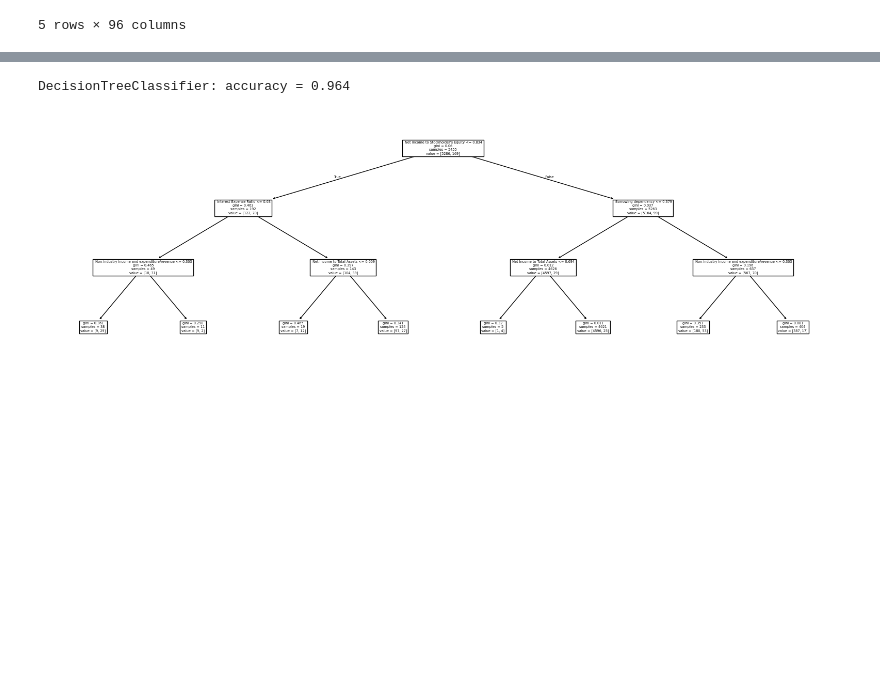
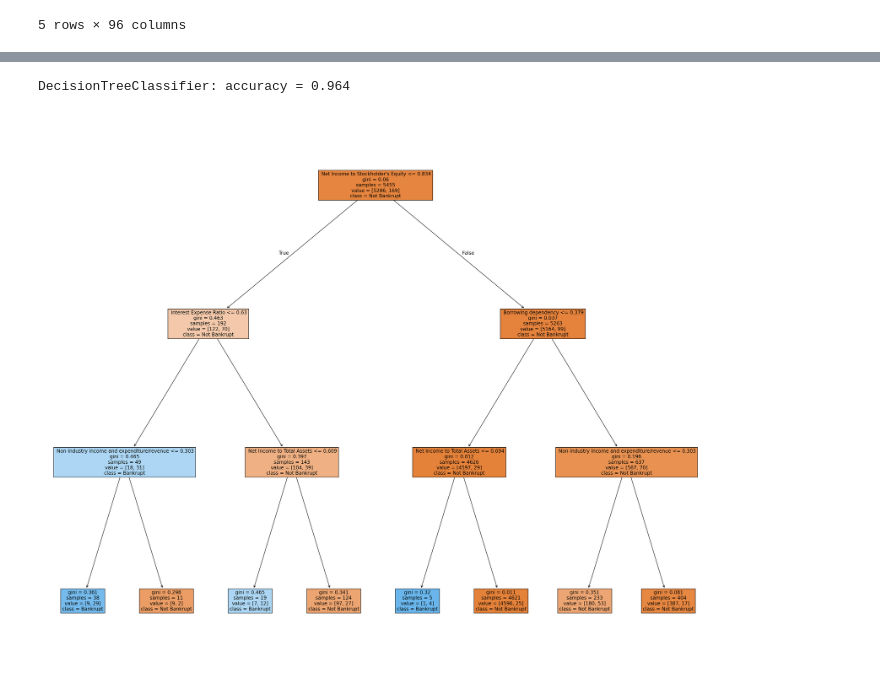
Before and after one commit to Bahbunb/MY-DAC-Curriculum, a Jupyter notebook: DAC-006_Machine_Learning/DAC-006-Intro_to_ML_Tutorial.ipynb, the cells around one changed output, grey strips where cells are left out. Cells and saved outputs as stored; diff of their text form; code cells hidden in the pictures; blank space fills up the shorter version.

```diff
--- a/DAC-006_Machine_Learning/DAC-006-Intro_to_ML_Tutorial.ipynb
+++ b/DAC-006_Machine_Learning/DAC-006-Intro_to_ML_Tutorial.ipynb
@@ -197,7 +181,0 @@ weighted avg       1.00      1.00      1.00        45
-# %%
-# Processing steps (For CART)
-
-df.fillna({' Gross Profit to Sales': df[' Gross Profit to Sales'].mean(), ' Operating Gross Margin': df[' Operating Gross Margin'].mode()[0],' Non-industry income and expenditure/revenue':df[' Non-industry income and expenditure/revenue'].mean()}, inplace=True)
-# df.drop(['PassengerId', 'Name', 'Ticket', 'Cabin'], axis=1, inplace=True) dont think we need to drop any coloumns
-
-df.head()
@@ -212,27 +184,33 @@ df.head()
 # %%
 #For CART
 
+#Building the decision tree
+#Re-defining variables
+x = df.drop ('Bankrupt?', axis=1)
 y = df['Bankrupt?']
-x = df.drop('Bankrupt?', axis=1)
-depth = 3 # depth of the tree
+depth = 3
+x_train, x_test, y_train, y_test = train_test_split(x, y, test_size=0.2, random_state=42)
 
 
-# perform your train test split
-x_train, x_test, y_train, y_test = train_test_split(x, y, test_size=0.2, random_state=42)
+# We chose test_size=0.2 to avoid overfitting
 
-sk_model = DecisionTreeClassifier(max_depth=depth,
-                                  random_state=1)
-sk_model.fit(x_train, y_train)
-sk_pred = sk_model.predict(x_test)
+DT_model = DecisionTreeClassifier(max_depth=depth,
+                                  random_state=42)
+DT_model.fit(x_train, y_train)
+sk_pred = DT_model.predict(x_test)
 acc = (y_test == sk_pred).mean()
 print('DecisionTreeClassifier: accuracy = {:.3f}'.format(acc))
 
 # plotting
 feature_names = x.columns.tolist()
-plt.figure(figsize=(20, 6))
-tree.plot_tree(sk_model,
-               feature_names=feature_names)
+plt.figure(figsize=(30, 25), dpi=200)
+tree.plot_tree(DT_model,
+               feature_names=feature_names,
+               class_names=['Not Bankrupt', 'Bankrupt'],
+               filled=True, #Blue represents Not Bankrupt  #Orange represents Bankrupt
+               fontsize=12
+            )
 plt.show()
 # %% [output]
 DecisionTreeClassifier: accuracy = 0.964
-[figure, old version]
+[figure, new version]
```
Also changed, not shown: parts of 16 cells of this notebook, 1 other file.
